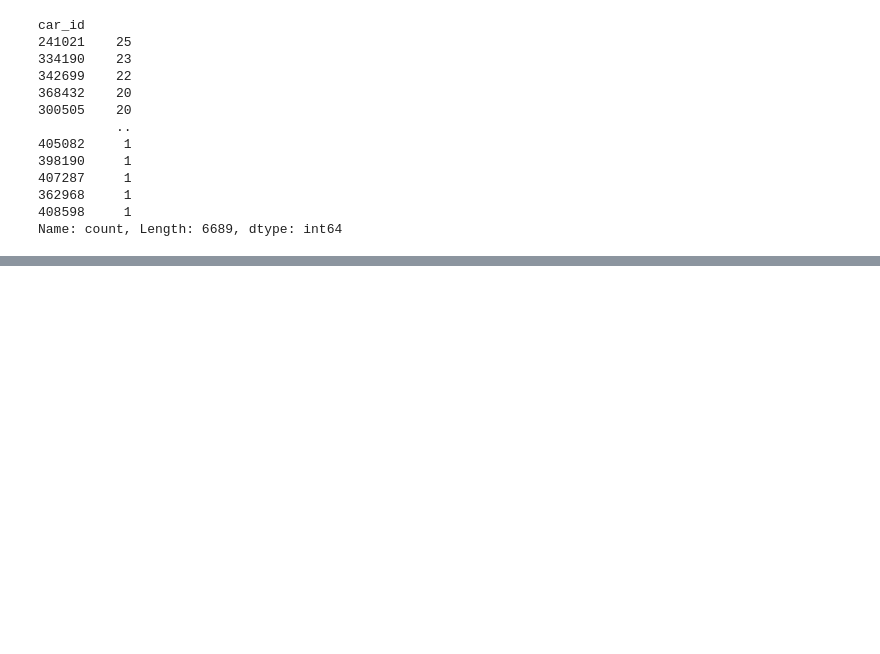
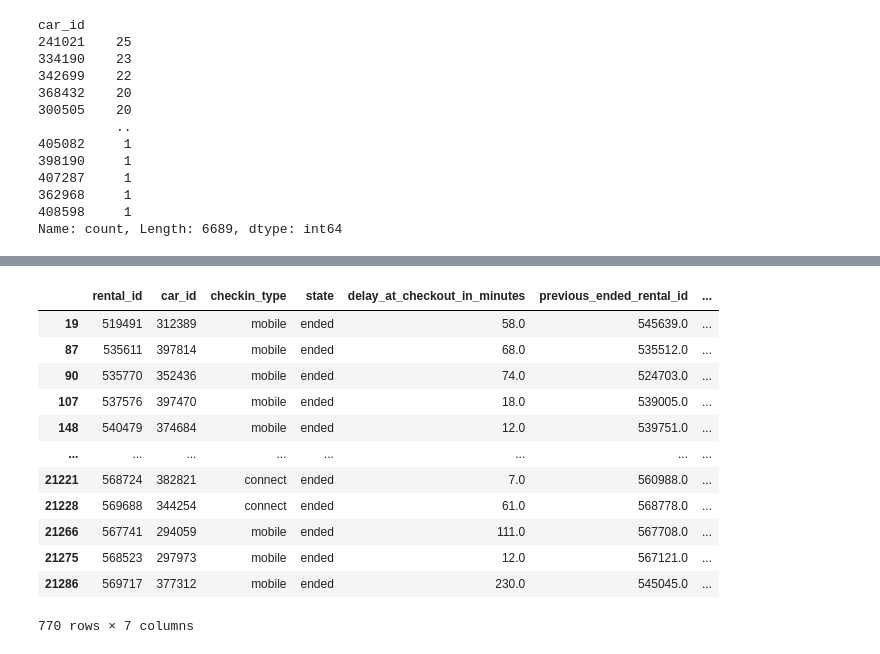
Before and after one commit to 2nzi/JEDHA-Projet-7-GetAround, a Jupyter notebook: get_around_explore.ipynb, the cells around one changed output, grey strips where cells are left out. Saved outputs shown, nothing was run; the diff lists cells and outputs as text; code cells hidden in the pictures; blank space fills up the shorter version.

```diff
--- a/get_around_explore.ipynb
+++ b/get_around_explore.ipynb
@@ -233,0 +234,16 @@ numpy.float64
+# %%
+df[df['previous_ended_rental_id'].notna()]
+# %% [output]
+|  | rental_id | car_id | checkin_type | state | delay_at_checkout_in_minutes | previous_ended_rental_id | ... |
+| 19 | 519491 | 312389 | mobile | ended | 58.0 | 545639.0 | ... |
+| 87 | 535611 | 397814 | mobile | ended | 68.0 | 535512.0 | ... |
+| 90 | 535770 | 352436 | mobile | ended | 74.0 | 524703.0 | ... |
+| 107 | 537576 | 397470 | mobile | ended | 18.0 | 539005.0 | ... |
+| 148 | 540479 | 374684 | mobile | ended | 12.0 | 539751.0 | ... |
+| ... | ... | ... | ... | ... | ... | ... | ... |
+| 21221 | 568724 | 382821 | connect | ended | 7.0 | 560988.0 | ... |
+| 21228 | 569688 | 344254 | connect | ended | 61.0 | 568778.0 | ... |
+| 21266 | 567741 | 294059 | mobile | ended | 111.0 | 567708.0 | ... |
+| 21275 | 568523 | 297973 | mobile | ended | 12.0 | 567121.0 | ... |
+| 21286 | 569717 | 377312 | mobile | ended | 230.0 | 545045.0 | ... |
+770 rows × 7 columns
```
Also changed, not shown: parts of 10 cells of this notebook, 4 other files.
